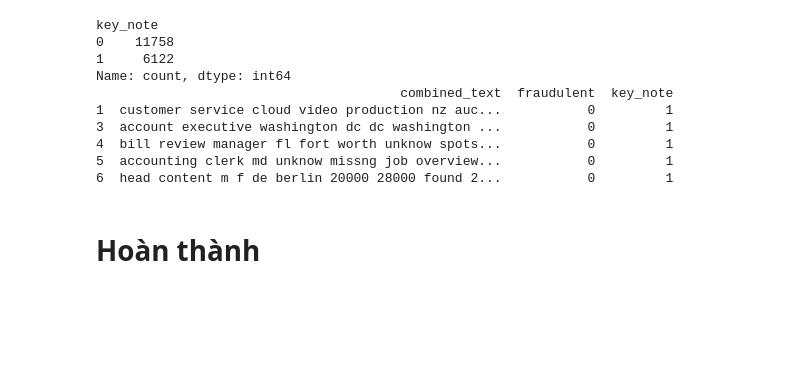
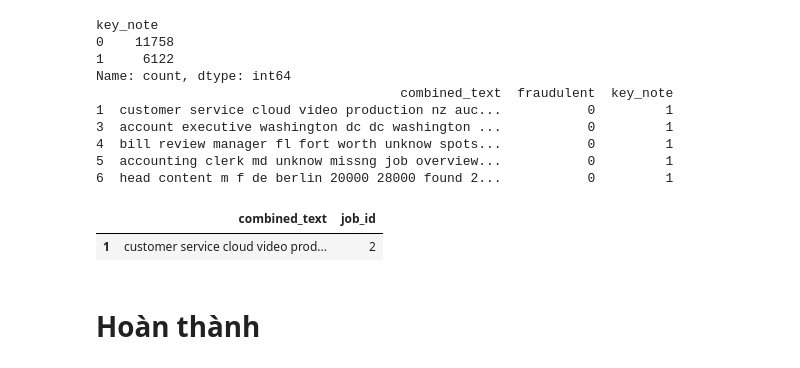
Before and after one commit to thanhlek5/Du-doan-tin-tuyen-dung, a Jupyter notebook: notebooks/analysis.ipynb, the cells around one changed output. Drawn from its saved outputs; the diff is of its cells as text; code cells hidden in the pictures; blank space fills up the shorter version.

```diff
--- a/notebooks/analysis.ipynb
+++ b/notebooks/analysis.ipynb
@@ -532,5 +532,2 @@ print(whilelist)
 # %% [markdown]
 ở output trên ta tìm các được các từ dừng (stopword) ở phụ định như no có tác động đến việc phân loại dự đoán giả mạo.
-# %%
-df['combined_text'] = df["combined_text"].apply(lambda x: clear_text(x))
-df['combined_text'] = df["combined_text"].apply(lambda x: normalize_text(x))
@@ -703,6 +709,11 @@ Name: count, dtype: int64
 4  bill review manager fl fort worth unknow spots...           0         1
 5  accounting clerk md unknow missng job overview...           0         1
 6  head content m f de berlin 20000 28000 found 2...           0         1
+# %%
+df[df['key_note'] == 1][['combined_text','job_id']].head(1)
+# %% [output]
+|  | combined_text | job_id |
+| 1 | customer service cloud video prod... | 2 |
 # %%
 df['chain'] = df['combined_text'].str.contains(char,case=False,na=False).astype(int)
 # %% [markdown]
```
Also changed, not shown: parts of 12 cells of this notebook, 9 other files.
